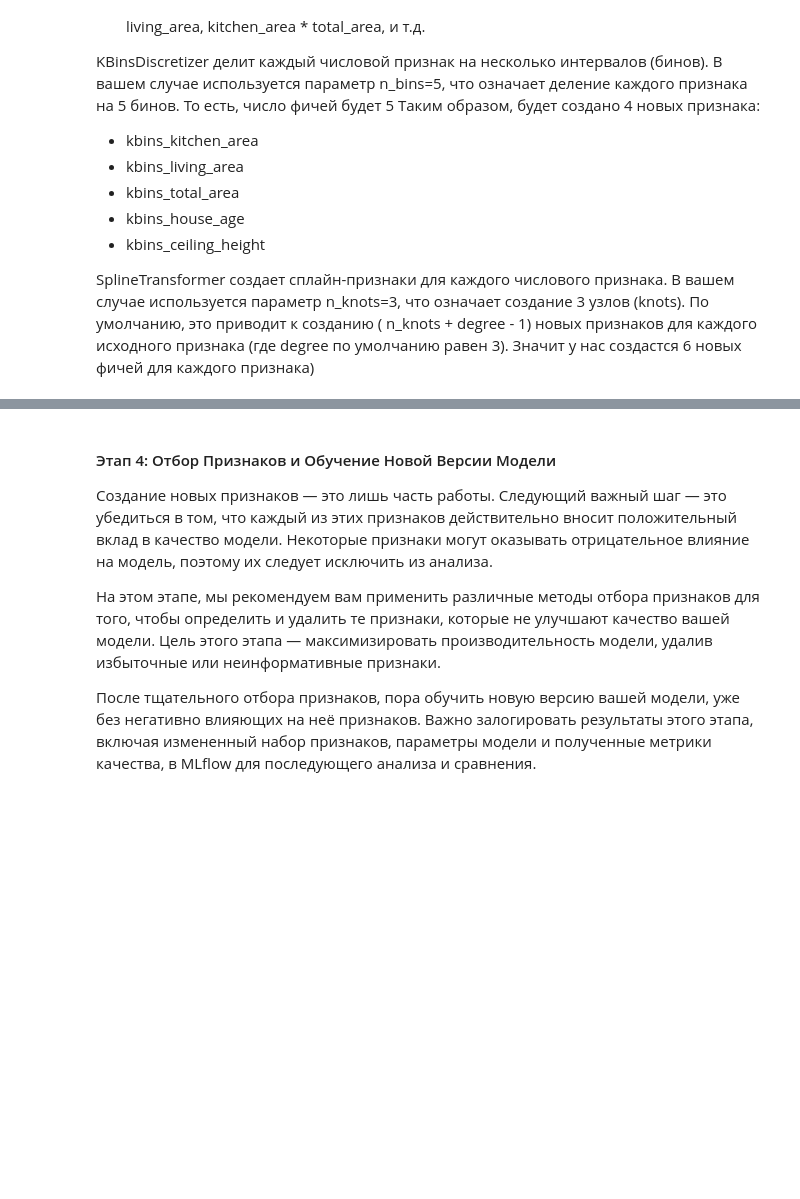
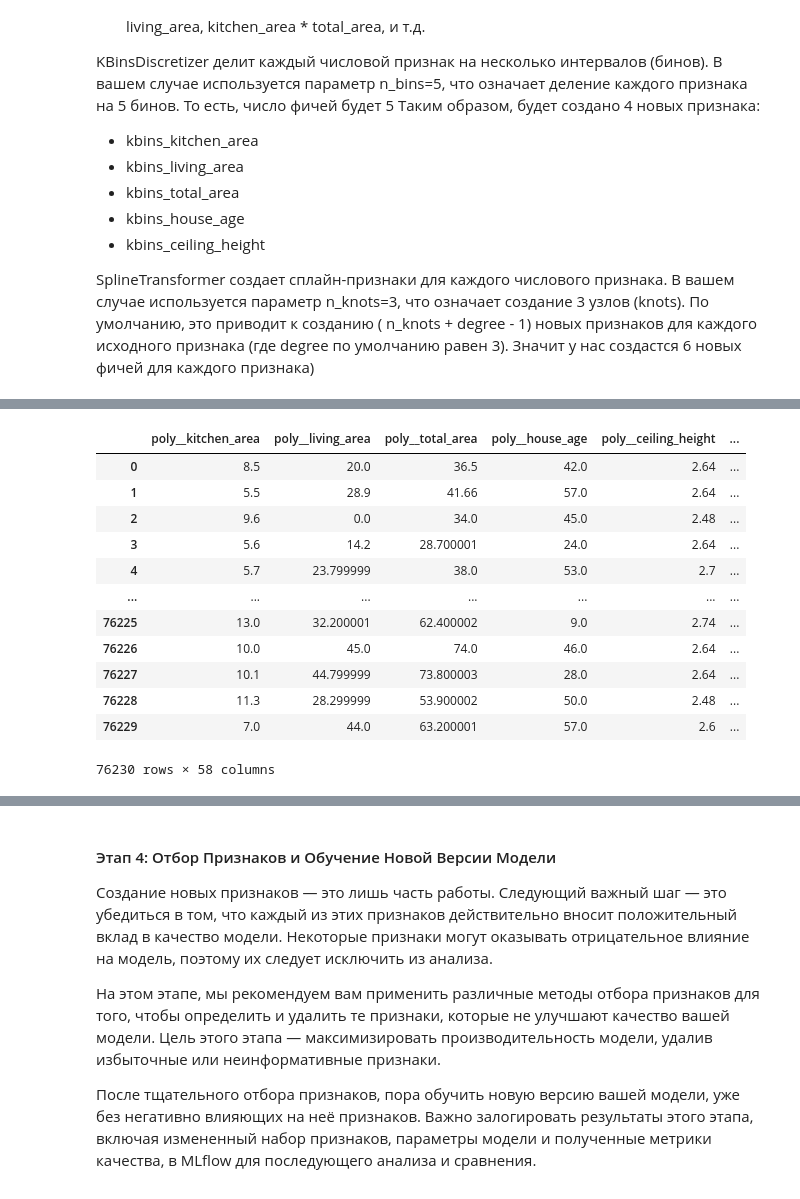
Before and after one commit to samoylenko23/lifecycle-pipeline-models, a Jupyter notebook: model_improvement/ARTIFACT_EDA/notebook.ipynb, the cells around one changed output, grey strips where cells are left out. Cells and saved outputs as stored; diff of their text form; code cells hidden in the pictures; blank space fills up the shorter version.

```diff
--- a/model_improvement/ARTIFACT_EDA/notebook.ipynb
+++ b/model_improvement/ARTIFACT_EDA/notebook.ipynb
@@ -666,9 +670,7 @@ KBinsDiscretizer делит каждый числовой признак на н
 SplineTransformer создает сплайн-признаки для каждого числового признака. В вашем случае используется параметр n_knots=3, что означает создание 3 узлов (knots). По умолчанию, это приводит к созданию ( n_knots + degree - 1) новых признаков для каждого исходного признака (где degree по умолчанию равен 3). Значит у нас создастся 6 новых фичей для каждого признака)
 # %%
 # Выделение признаков для предобработки
-
-y_train = train['price']
-X_train = train.drop(['price'], axis=1)
+train = train.drop(['ceiling_height_bin', 'total_area_bin'], axis=1)
 # %%
 train.columns
 # %% [output]
@@ -734,2 +681,19 @@ pipeline.fit(train, target)
 # %%
 # 3.1 ручная генерация признаков
+# %%
+# Используем ручной FE для создания новых признаков на основе этих
+# Для них использую PolynomialFeatures, KBinsDiscretizer и SplineTransformer
+
+# Используем ручной FE для создания новых признаков на основе этих
+# Для них использую PolynomialFeatures, KBinsDiscretizer и SplineTransformer
+from sklearn.compose import ColumnTransformer
+from sklearn.pipeline import Pipeline
+from sklearn.preprocessing import PolynomialFeatures, KBinsDiscretizer, SplineTransformer, OneHotEncoder, StandardScaler
+from category_encoders import CatBoostEncoder
+
+
+feature_for_manual = ['kitchen_area', 'living_area', 'total_area', 'house_age', 'ceiling_height']
+
+poly_transformer = PolynomialFeatures(degree=2, include_bias=False)
+kbins_transformer = KBinsDiscretizer(n_bins=5, encode='ordinal', strategy='uniform')
+spline_transformer = SplineTransformer(n_knots=3, degree=3)
@@ -736,2 +717,36 @@ pipeline.fit(train, target)
 # %%
 # 3.2 оборачивание всех преобразований в объекты sklearn
+# %%
+# Объединение ручных трансформеров с использованием ColumnTransformer
+preprocessor_manual = ColumnTransformer(transformers=[
+    ('poly', poly_transformer, feature_for_manual),
+    ('kbins', kbins_transformer, feature_for_manual),
+    ('spline', spline_transformer, feature_for_manual),
+
+], remainder='passthrough', verbose_feature_names_out=True)
+
+pipeline_for_manual_feature_engineering = Pipeline(steps=[
+    ('preprocessor', preprocessor_manual),
+])
+
+pipeline_for_manual_feature_engineering.fit(train)
+# Применение пайплайна к данным. На transform это также будет 1 этапом
+list_names_features = pipeline_for_manual_feature_engineering.named_steps['preprocessor'].get_feature_names_out()
+train_manual = pd.DataFrame(pipeline_for_manual_feature_engineering.transform(train),
+                                                                                               columns=list_names_features)
+
+train_manual
+# %% [output]
+|  | poly__kitchen_area | poly__living_area | poly__total_area | poly__house_age | poly__ceiling_height | ... |
+| 0 | 8.5 | 20.0 | 36.5 | 42.0 | 2.64 | ... |
+| 1 | 5.5 | 28.9 | 41.66 | 57.0 | 2.64 | ... |
+| 2 | 9.6 | 0.0 | 34.0 | 45.0 | 2.48 | ... |
+| 3 | 5.6 | 14.2 | 28.700001 | 24.0 | 2.64 | ... |
+| 4 | 5.7 | 23.799999 | 38.0 | 53.0 | 2.7 | ... |
+| ... | ... | ... | ... | ... | ... | ... |
+| 76225 | 13.0 | 32.200001 | 62.400002 | 9.0 | 2.74 | ... |
+| 76226 | 10.0 | 45.0 | 74.0 | 46.0 | 2.64 | ... |
+| 76227 | 10.1 | 44.799999 | 73.800003 | 28.0 | 2.64 | ... |
+| 76228 | 11.3 | 28.299999 | 53.900002 | 50.0 | 2.48 | ... |
+| 76229 | 7.0 | 44.0 | 63.200001 | 57.0 | 2.6 | ... |
+76230 rows × 58 columns
```
Also changed, not shown: parts of 41 cells of this notebook, 35 other files.
